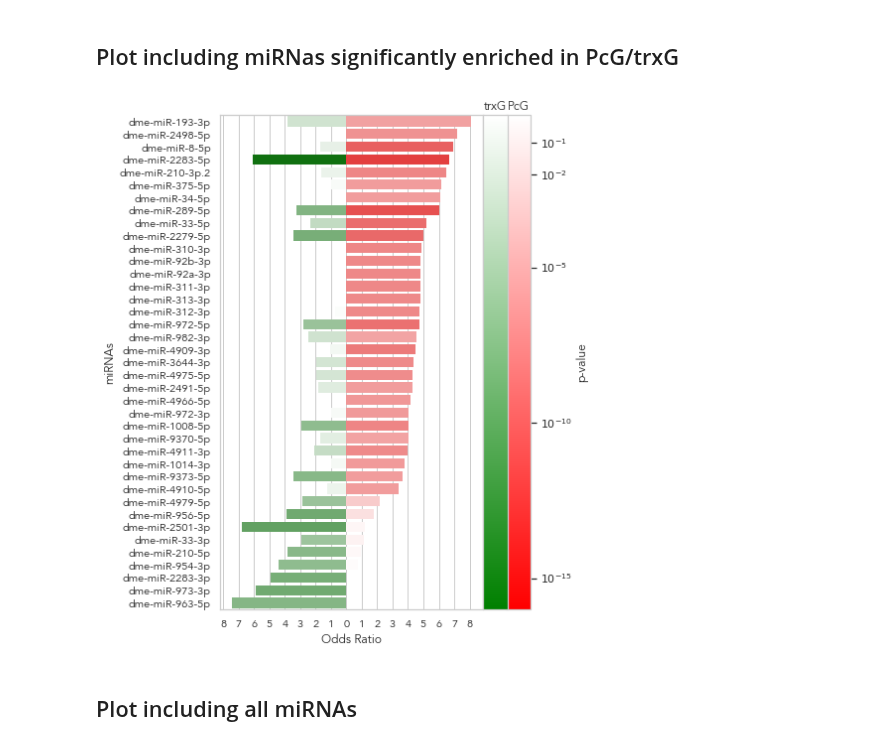
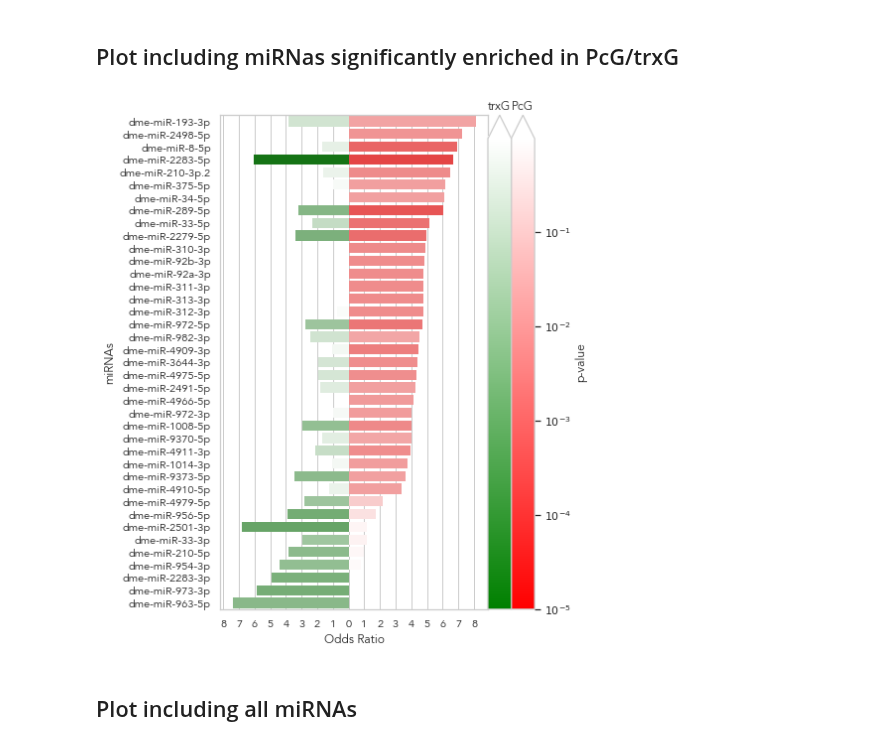
Before and after one commit to j-solor/Drosophila-miRNA-PcG-circuits, a Jupyter notebook: Analysis/Analysis.ipynb, the cells around one changed output. Cells and saved outputs as stored; diff of their text form; code cells hidden in the pictures.

Commit message:
clean plot and test

```diff
--- a/Analysis/Analysis.ipynb
+++ b/Analysis/Analysis.ipynb
@@ -317,7 +315,7 @@ merged_enrch_subset = merged_enrch[subset]
 # Functions
 ## Create sequencial custom color scale
 def colors_from_cmap(values, cmap, logscale = True, color_range = None):
-    values = np.log2(values) if logscale else values
+    values = np.log10(values) if logscale else values
     values = np.abs(values)
 
     # get range of colorbars so we can normalize
@@ -336,69 +334,68 @@ from matplotlib.colors import ListedColormap, LinearSegmentedColormap
 # %% [markdown]
 ## Plot including miRNas significantly enriched in PcG/trxG
 # %%
-PcGcmp = LinearSegmentedColormap.from_list("", ["white","red"])
-trxGcmp = LinearSegmentedColormap.from_list("", ["white","green"])
-pval_interval = np.array([-0.1, -16,])
-# to adjust colorbar
-
 # Initialize the figure
 sns.set_theme(style="whitegrid")
 mpl.rcParams['font.family'] = 'Avenir'
 f, ax = plt.subplots(figsize=(7, 8))
+pval_interval = np.array([-0.01, -5,])
 
 # Plot the PcG ORs of miRNAs significatively enriched in PcG or trxG
 ## get sequencial color scale for log PcG pvalues
-rgb_PcG = colors_from_cmap(values=merged_enrch_subset["hyper_pval_PcG"], cmap=PcGcmp, logscale = True, color_range= np.abs(pval_interval))
+rgb_PcG = colors_from_cmap(values=merged_enrch_subset["hyper_pval_PcG"],
+                           cmap=PcGcmp,
+                           logscale=True,
+                           color_range=pval_interval)
 
-## for colorbar later
-norm_PcG = plt.Normalize(pval_interval[0], pval_interval[1])
-PcGcb = plt.cm.ScalarMappable(cmap=PcGcmp.reversed(), norm=norm_PcG)
-PcGcb.set_array([])
-
-##plot
+## plot
 ax = sns.barplot(x="OR_PcG", y=merged_enrch_subset.index, data=merged_enrch_subset,
             label="Total", palette=rgb_PcG,edgecolor='none')
 
 
 # add trxG ORs of those miRNAs
 ## get sequentil color scale for trxG pvalues
-rgb_trxG = colors_from_cmap(values=merged_enrch_subset["hyper_pval_trxG"], cmap=trxGcmp, logscale = True, color_range= np.abs(pval_interval))
+rgb_trxG = colors_from_cmap(values=merged_enrch_subset["hyper_pval_trxG"],
+                            cmap=trxGcmp,
+                            logscale = True,
+                            color_range= pval_interval)
 
-## for colorbar later
-norm_trxG = plt.Normalize(pval_interval[0], pval_interval[1])
-trxGcb = plt.cm.ScalarMappable(cmap=trxGcmp.reversed(), norm=norm_trxG)
+## plot
+sns.barplot(x="OR_trxG",
+            y=merged_enrch_subset.index,
+            data=merged_enrch_subset,
+            label="Total",
+            palette=rgb_trxG,
+            edgecolor='none')
+
+# Add colorbars
+## prepare colors
+norm = plt.Normalize(pval_interval[0], pval_interval[1])
+PcGcb = plt.cm.ScalarMappable(cmap=PcGcmp.reversed(), norm=norm)
+PcGcb.set_array([])
+
+trxGcb = plt.cm.ScalarMappable(cmap=trxGcmp.reversed(), norm=norm)
 trxGcb.set_array([])
 
 ## plot
+cbar_PcG = ax.figure.colorbar(PcGcb,ticks = [-1, -2, -3, -4, -5], pad = -0.07, label = "p-value", extend = "max") #pad controls barplot closeness
+cbar_trxG = ax.figure.colorbar(trxGcb, ticks = [-1, -2, -3, -4, -5], pad = 0, extend = "max" )
 
-sns.barplot(x="OR_trxG", y=merged_enrch_subset.index, data=merged_enrch_subset,
-            label="Total", palette=rgb_trxG, edgecolor='none')
+## format
+tick_text = list("$10^{%i}$" %(x) for x in cbar_PcG.get_ticks())
+cbar_PcG.set_ticklabels(tick_text)
+cbar_trxG.set_ticks([])
+cbar_PcG.ax.set_title("PcG")
+cbar_trxG.ax.set_title("trxG")
 
-## Add a legend
-cbar.PcG = ax.figure.colorbar(PcGcb,ticks = [-1, -2, -5, -10, -15], pad = -0.07, label ="p-value") #pad controls barplot closeness
-cbar.trxG = ax.figure.colorbar(trxGcb, ticks = [-1, -2, -5, -10, -15], pad =0)
-
-tick_text = list("$10^{%i}$" %(x) for x in cbar.PcG.get_ticks())
-cbar.PcG.set_ticklabels(tick_text)
-cbar.trxG.set_ticks([])
-cbar.PcG.ax.set_title("PcG")
-cbar.trxG.ax.set_title("trxG")
-
-#cbar.PcG.get_ticks()
-
-# aesthetics
+# Aesthetics
 ax.set_xticks(range(-8,9)) # <--- set the ticks first
 ax.set_xticklabels([abs(ele) for ele in range(-8,9)])
 plt.xlabel("Odds Ratio")
-
-
-
-#plt.title("")
 plt.tight_layout()
 
 plt.savefig("plots/bestPcG_OR.png", dpi = 500, transparent = True)
 # %% [output]
-[figure, old version]
+[figure, new version]
 # %% [markdown]
 ## Plot including all miRNAs
 # %%
```
Also changed, not shown: parts of 2 cells of this notebook.
